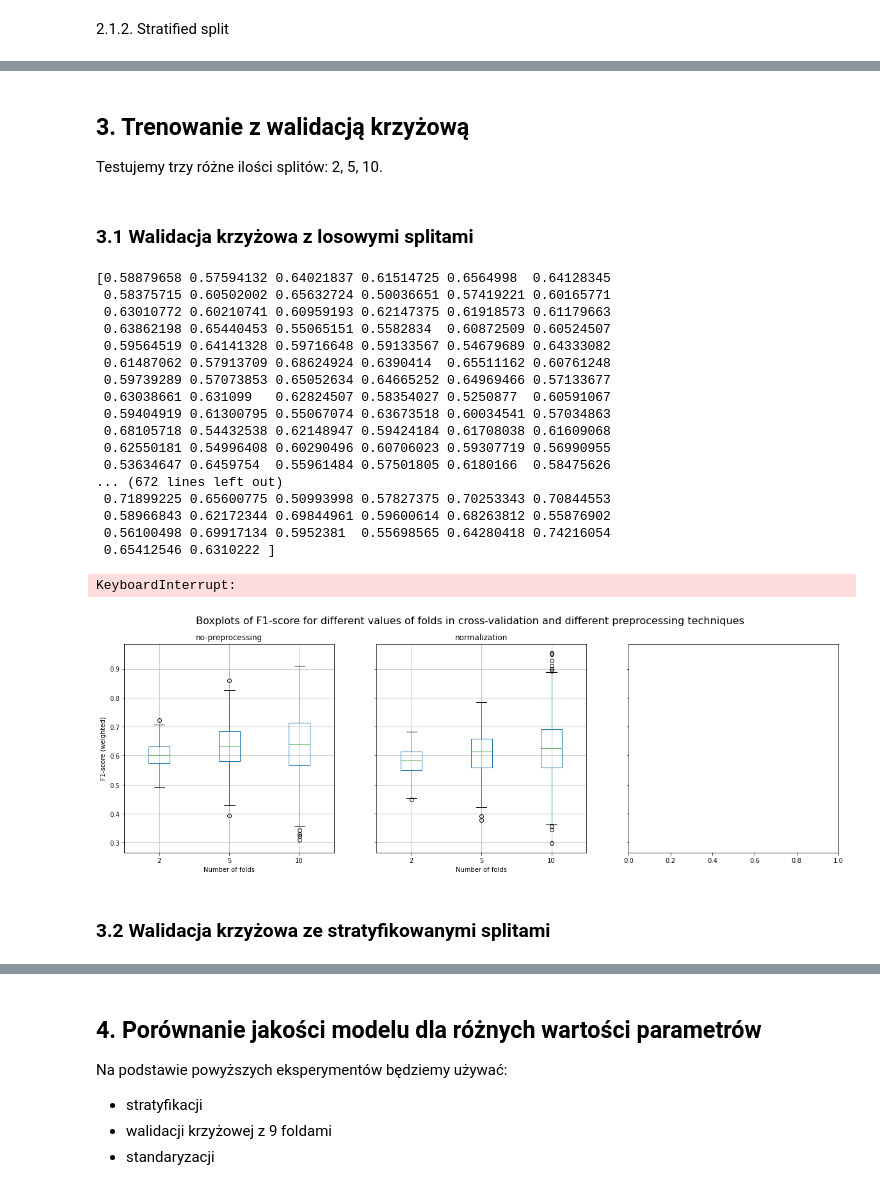
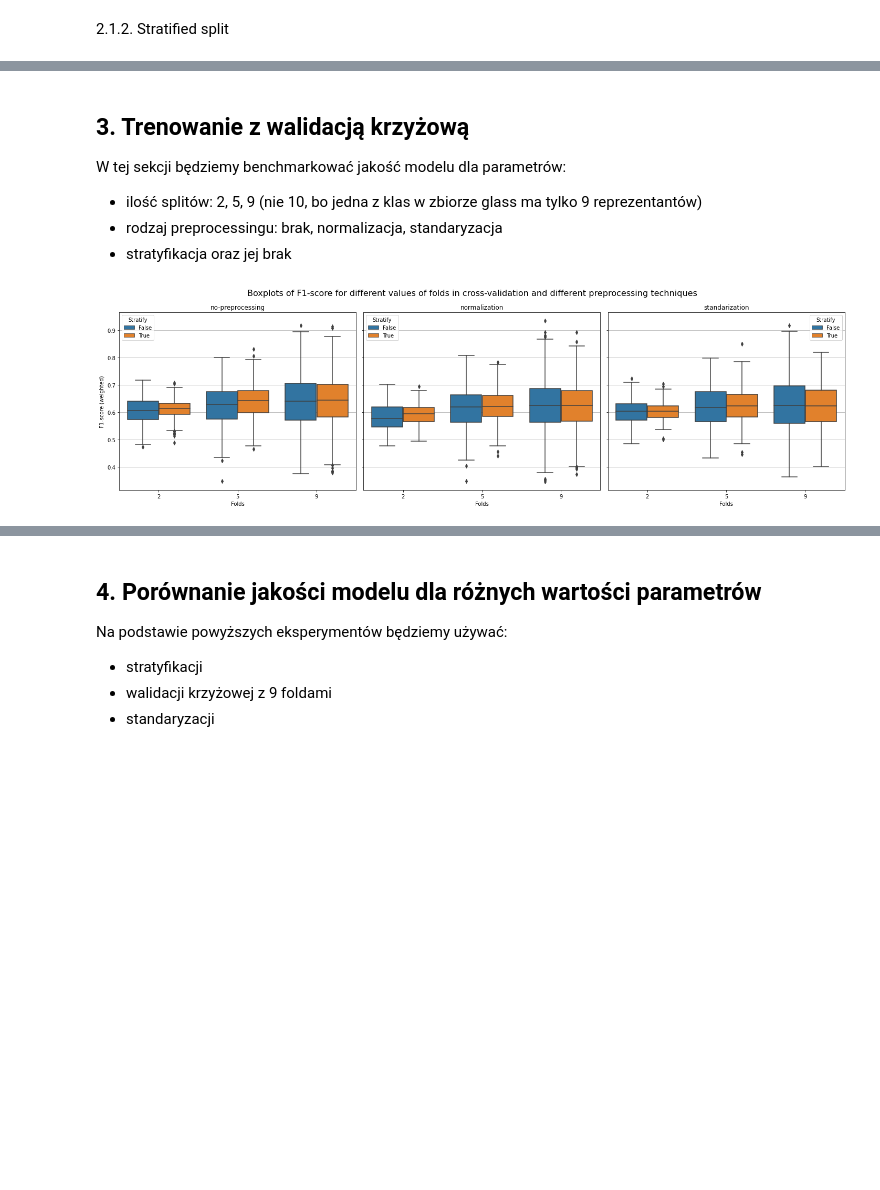
Before and after one commit to PatRyg99/ML-PWR-2022, a Jupyter notebook: Lista 1/lista-1.ipynb, the cells around one changed output, grey strips where cells are left out. Saved outputs shown, nothing was run; the diff lists cells and outputs as text; code cells hidden in the pictures; blank space fills up the shorter version.

```diff
--- a/Lista 1/lista-1.ipynb
+++ b/Lista 1/lista-1.ipynb
@@ -14,7 +15,7 @@ from sklearn.model_selection import cross_val_score, cross_validate, RepeatedKFo
 # %%
 def custom_distance(dist):
     """Custom distance function"""
-    return dist * np.exp(dist)
+    return 1 / np.log(dist + 1.1)
 
 def normalize(x):
     """Feature-wise normalization"""
@@ -336,30 +393,11 @@ weighted avg       0.48      0.53      0.50        43
-# %% [markdown]
-## 3. Trenowanie z walidacją krzyżową
-
-Testujemy trzy różne ilości splitów: 2, 5, 10.
-# %% [markdown]
-### 3.1 Walidacja krzyżowa z losowymi splitami
+# %% [markdown]
+## 3. Trenowanie z walidacją krzyżową
+
+W tej sekcji będziemy benchmarkować jakość modelu dla parametrów:
+* ilość splitów: 2, 5, 9 (nie 10, bo jedna z klas w zbiorze glass ma tylko 9 reprezentantów)
+* rodzaj preprocessingu: brak, normalizacja, standaryzacja
+* stratyfikacja oraz jej brak
 # %%
-benchmark_cross_validation_preprocessors(glass_data, cvs=[2, 5, 10], repeats=100)
+benchmark_cross_validation_preprocessors(glass_data, cvs=[2, 5, 9], repeats=100)
 # %% [output]
-[0.58879658 0.57594132 0.64021837 0.61514725 0.6564998  0.64128345
- 0.58375715 0.60502002 0.65632724 0.50036651 0.57419221 0.60165771
- 0.63010772 0.60210741 0.60959193 0.62147375 0.61918573 0.61179663
- 0.63862198 0.65440453 0.55065151 0.5582834  0.60872509 0.60524507
- 0.59564519 0.64141328 0.59716648 0.59133567 0.54679689 0.64333082
- 0.61487062 0.57913709 0.68624924 0.6390414  0.65511162 0.60761248
- 0.59739289 0.57073853 0.65052634 0.64665252 0.64969466 0.57133677
- 0.63038661 0.631099   0.62824507 0.58354027 0.5250877  0.60591067
- 0.59404919 0.61300795 0.55067074 0.63673518 0.60034541 0.57034863
- 0.68105718 0.54432538 0.62148947 0.59424184 0.61708038 0.61609068
- 0.62550181 0.54996408 0.60290496 0.60706023 0.59307719 0.56990955
- 0.53634647 0.6459754  0.55961484 0.57501805 0.6180166  0.58475626
-... (672 lines left out)
- 0.71899225 0.65600775 0.50993998 0.57827375 0.70253343 0.70844553
- 0.58966843 0.62172344 0.69844961 0.59600614 0.68263812 0.55876902
- 0.56100498 0.69917134 0.5952381  0.55698565 0.64280418 0.74216054
- 0.65412546 0.6310222 ]
-KeyboardInterrupt:
-[figure, old version]
+[figure, new version]
-# %% [markdown]
-### 3.2 Walidacja krzyżowa ze stratyfikowanymi splitami
```
Also changed, not shown: parts of 30 cells of this notebook.
